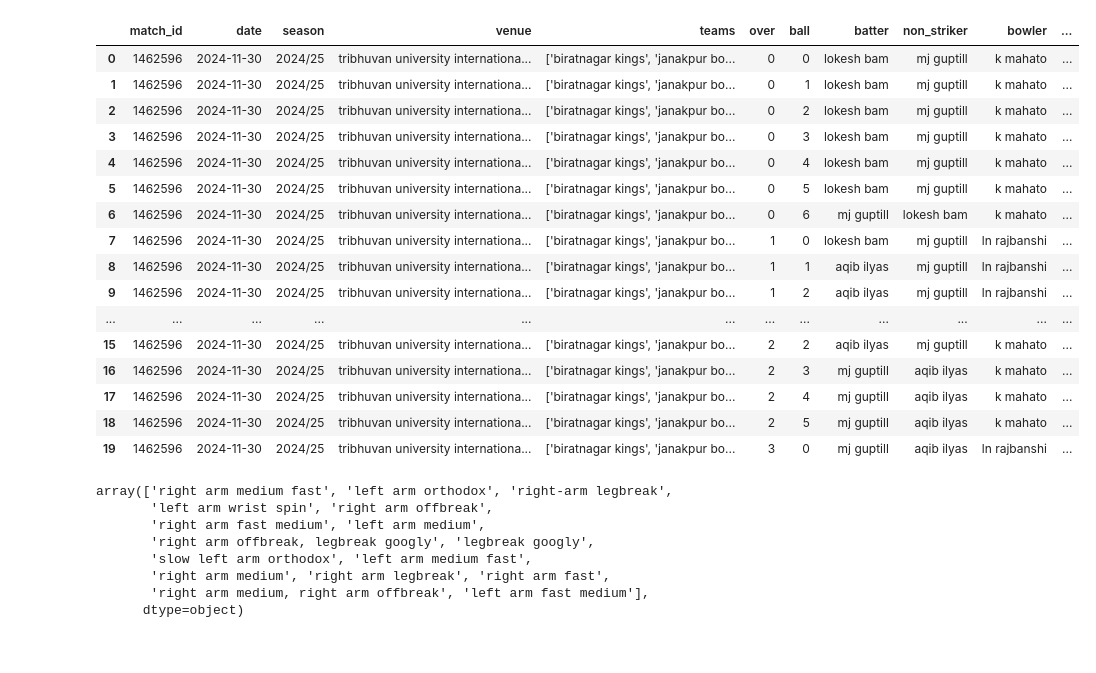
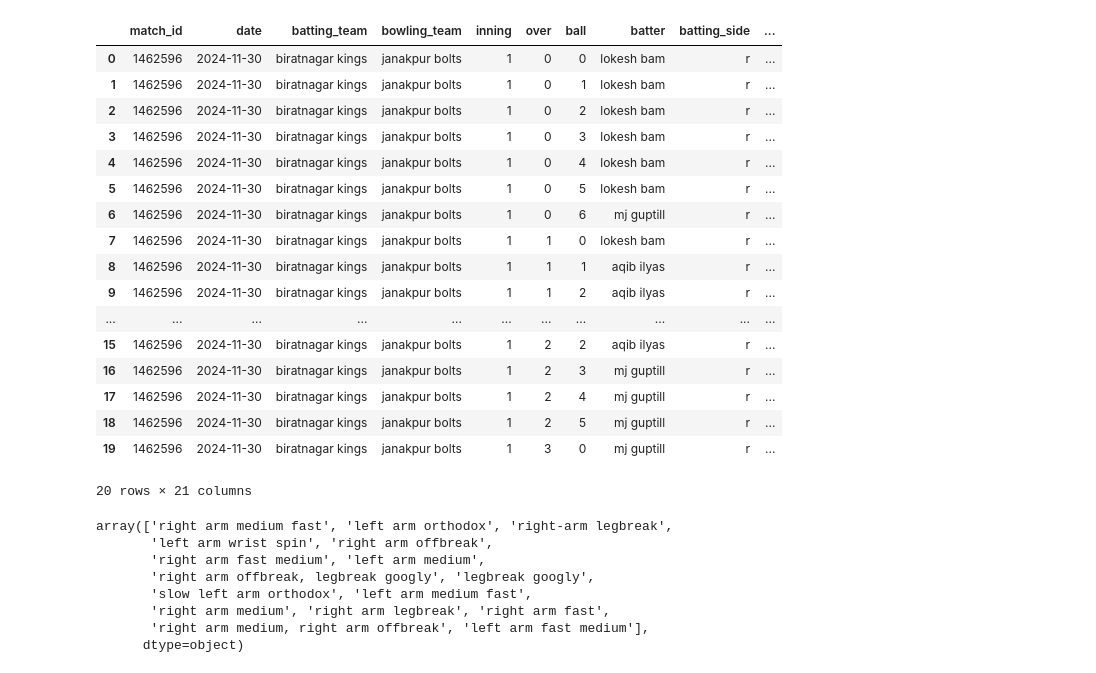
Before and after one commit to prajwaldahal/Npl-data-analysis, a Jupyter notebook: npl.ipynb, the cells around one changed output. Saved outputs shown, nothing was run; the diff lists cells and outputs as text; code cells hidden in the pictures.

```diff
--- a/npl.ipynb
+++ b/npl.ipynb
@@ -4,27 +4,28 @@ import matplotlib.pyplot as plt
 import seaborn as sns
 import numpy as np;
 # %%
-df=pd.read_csv(r"file/npl_ball_by_ball.csv")
+df=pd.read_csv(r"file/npl_2024_ball_by_ball.csv")
 df = df.apply(lambda col: col.str.lower() if col.dtype == "object" else col)
 df.head(20)
 # %% [output]
-|  | match_id | date | season | venue | teams | over | ball | batter | non_striker | bowler | ... |
-| 0 | 1462596 | 2024-11-30 | 2024/25 | tribhuvan university internationa... | ['biratnagar kings', 'janakpur bo... | 0 | 0 | lokesh bam | mj guptill | k mahato | ... |
-| 1 | 1462596 | 2024-11-30 | 2024/25 | tribhuvan university internationa... | ['biratnagar kings', 'janakpur bo... | 0 | 1 | lokesh bam | mj guptill | k mahato | ... |
-| 2 | 1462596 | 2024-11-30 | 2024/25 | tribhuvan university internationa... | ['biratnagar kings', 'janakpur bo... | 0 | 2 | lokesh bam | mj guptill | k mahato | ... |
-| 3 | 1462596 | 2024-11-30 | 2024/25 | tribhuvan university internationa... | ['biratnagar kings', 'janakpur bo... | 0 | 3 | lokesh bam | mj guptill | k mahato | ... |
-| 4 | 1462596 | 2024-11-30 | 2024/25 | tribhuvan university internationa... | ['biratnagar kings', 'janakpur bo... | 0 | 4 | lokesh bam | mj guptill | k mahato | ... |
-| 5 | 1462596 | 2024-11-30 | 2024/25 | tribhuvan university internationa... | ['biratnagar kings', 'janakpur bo... | 0 | 5 | lokesh bam | mj guptill | k mahato | ... |
-| 6 | 1462596 | 2024-11-30 | 2024/25 | tribhuvan university internationa... | ['biratnagar kings', 'janakpur bo... | 0 | 6 | mj guptill | lokesh bam | k mahato | ... |
-| 7 | 1462596 | 2024-11-30 | 2024/25 | tribhuvan university internationa... | ['biratnagar kings', 'janakpur bo... | 1 | 0 | lokesh bam | mj guptill | ln rajbanshi | ... |
-| 8 | 1462596 | 2024-11-30 | 2024/25 | tribhuvan university internationa... | ['biratnagar kings', 'janakpur bo... | 1 | 1 | aqib ilyas | mj guptill | ln rajbanshi | ... |
-| 9 | 1462596 | 2024-11-30 | 2024/25 | tribhuvan university internationa... | ['biratnagar kings', 'janakpur bo... | 1 | 2 | aqib ilyas | mj guptill | ln rajbanshi | ... |
-| ... | ... | ... | ... | ... | ... | ... | ... | ... | ... | ... | ... |
-| 15 | 1462596 | 2024-11-30 | 2024/25 | tribhuvan university internationa... | ['biratnagar kings', 'janakpur bo... | 2 | 2 | aqib ilyas | mj guptill | k mahato | ... |
-| 16 | 1462596 | 2024-11-30 | 2024/25 | tribhuvan university internationa... | ['biratnagar kings', 'janakpur bo... | 2 | 3 | mj guptill | aqib ilyas | k mahato | ... |
-| 17 | 1462596 | 2024-11-30 | 2024/25 | tribhuvan university internationa... | ['biratnagar kings', 'janakpur bo... | 2 | 4 | mj guptill | aqib ilyas | k mahato | ... |
-| 18 | 1462596 | 2024-11-30 | 2024/25 | tribhuvan university internationa... | ['biratnagar kings', 'janakpur bo... | 2 | 5 | mj guptill | aqib ilyas | k mahato | ... |
-| 19 | 1462596 | 2024-11-30 | 2024/25 | tribhuvan university internationa... | ['biratnagar kings', 'janakpur bo... | 3 | 0 | mj guptill | aqib ilyas | ln rajbanshi | ... |
+|  | match_id | date | batting_team | bowling_team | inning | over | ball | batter | batting_side | ... |
+| 0 | 1462596 | 2024-11-30 | biratnagar kings | janakpur bolts | 1 | 0 | 0 | lokesh bam | r | ... |
+| 1 | 1462596 | 2024-11-30 | biratnagar kings | janakpur bolts | 1 | 0 | 1 | lokesh bam | r | ... |
+| 2 | 1462596 | 2024-11-30 | biratnagar kings | janakpur bolts | 1 | 0 | 2 | lokesh bam | r | ... |
+| 3 | 1462596 | 2024-11-30 | biratnagar kings | janakpur bolts | 1 | 0 | 3 | lokesh bam | r | ... |
+| 4 | 1462596 | 2024-11-30 | biratnagar kings | janakpur bolts | 1 | 0 | 4 | lokesh bam | r | ... |
+| 5 | 1462596 | 2024-11-30 | biratnagar kings | janakpur bolts | 1 | 0 | 5 | lokesh bam | r | ... |
+| 6 | 1462596 | 2024-11-30 | biratnagar kings | janakpur bolts | 1 | 0 | 6 | mj guptill | r | ... |
+| 7 | 1462596 | 2024-11-30 | biratnagar kings | janakpur bolts | 1 | 1 | 0 | lokesh bam | r | ... |
+| 8 | 1462596 | 2024-11-30 | biratnagar kings | janakpur bolts | 1 | 1 | 1 | aqib ilyas | r | ... |
+| 9 | 1462596 | 2024-11-30 | biratnagar kings | janakpur bolts | 1 | 1 | 2 | aqib ilyas | r | ... |
+| ... | ... | ... | ... | ... | ... | ... | ... | ... | ... | ... |
+| 15 | 1462596 | 2024-11-30 | biratnagar kings | janakpur bolts | 1 | 2 | 2 | aqib ilyas | r | ... |
+| 16 | 1462596 | 2024-11-30 | biratnagar kings | janakpur bolts | 1 | 2 | 3 | mj guptill | r | ... |
+| 17 | 1462596 | 2024-11-30 | biratnagar kings | janakpur bolts | 1 | 2 | 4 | mj guptill | r | ... |
+| 18 | 1462596 | 2024-11-30 | biratnagar kings | janakpur bolts | 1 | 2 | 5 | mj guptill | r | ... |
+| 19 | 1462596 | 2024-11-30 | biratnagar kings | janakpur bolts | 1 | 3 | 0 | mj guptill | r | ... |
+20 rows × 21 columns
 # %%
 df["bowling_type"].unique()
 # %% [output]
```
Also changed, not shown: parts of 2 cells of this notebook, 1 other file.
